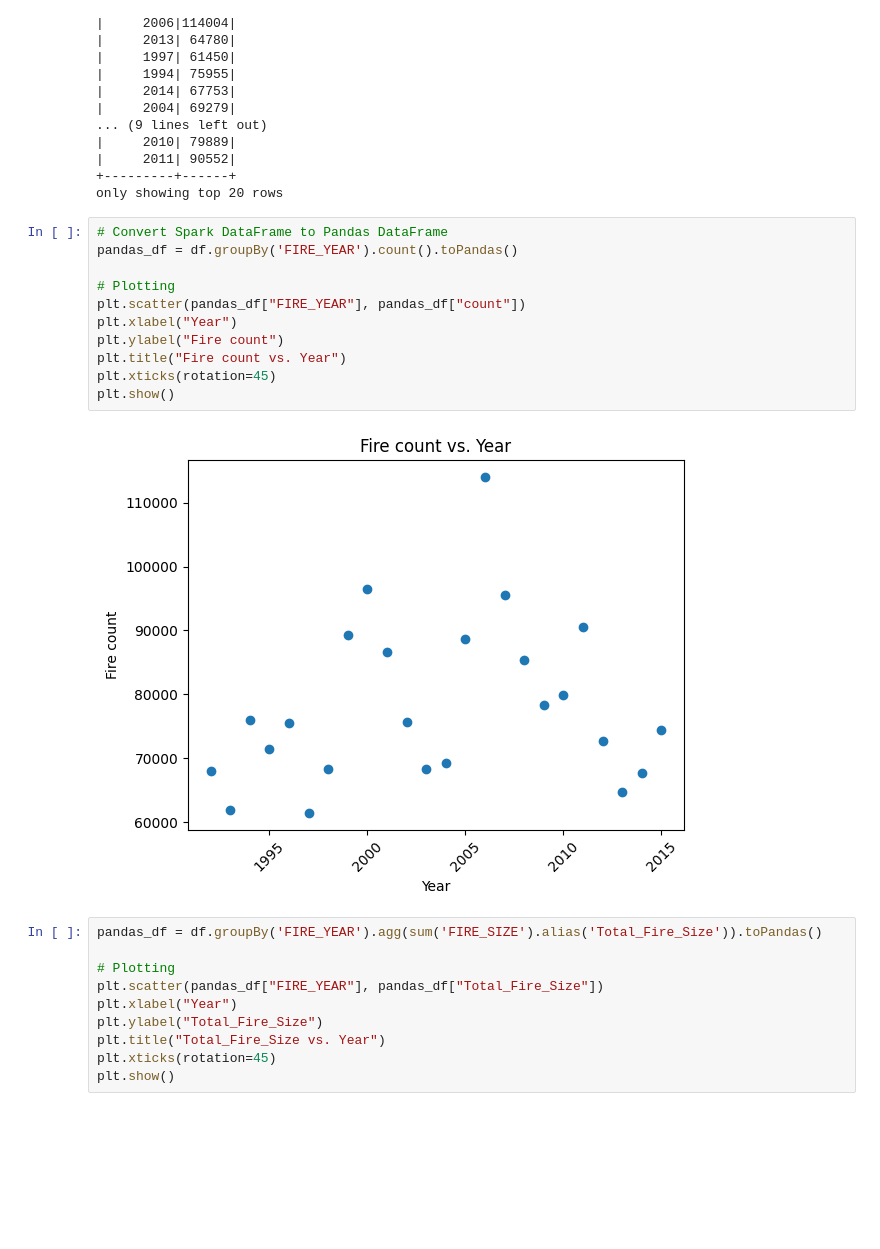
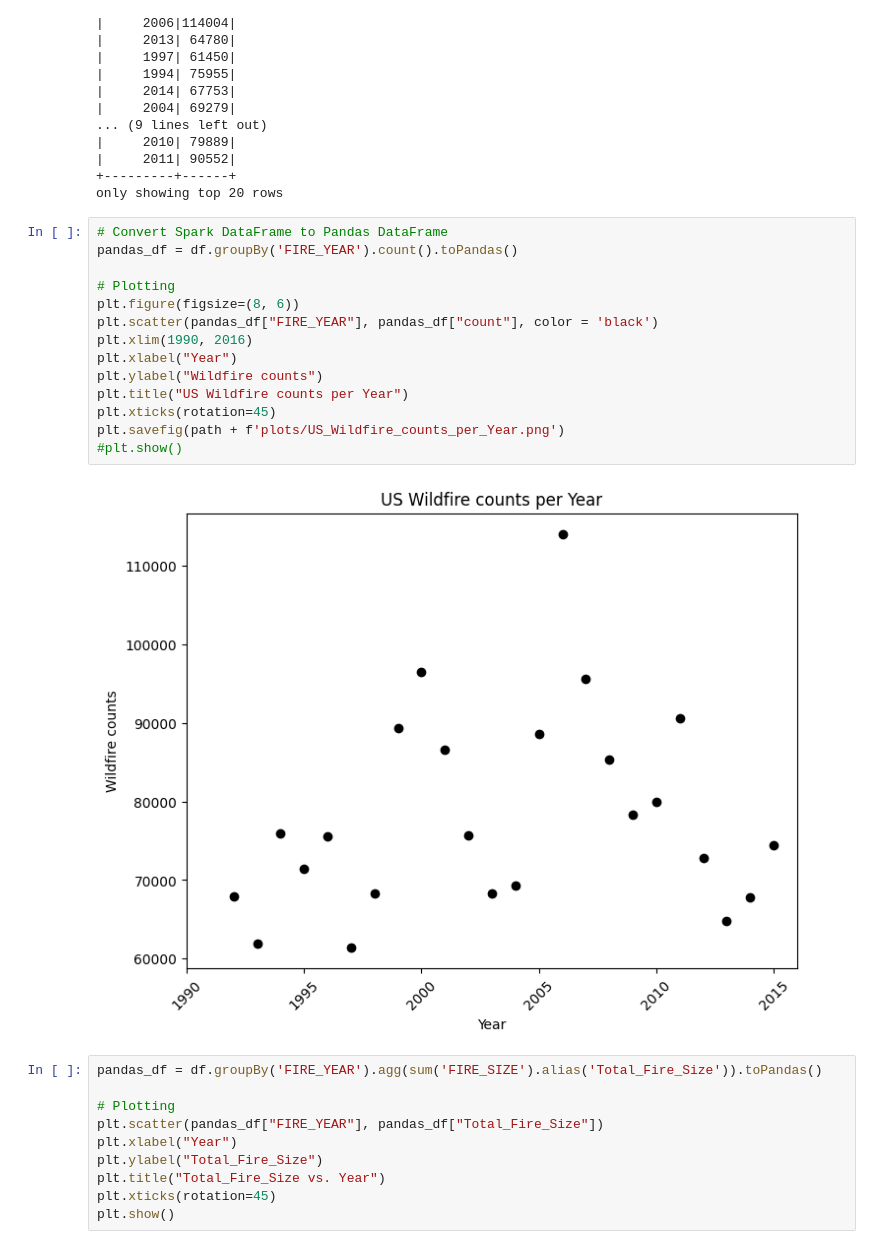
Before and after one commit to DanialArab/Geospatial_Data_Science, a Jupyter notebook: My GIS Projects/2. Exploratory Data Analysis on US Wildfires/EDA on 1.88 Million US Wildfires.ipynb, the cells around one changed output. Saved outputs shown, nothing was run; the diff lists cells and outputs as text; blank space fills up the shorter version.

Commit message:
Plot of US Wildfires per year added

```diff
--- a/My GIS Projects/2. Exploratory Data Analysis on US Wildfires/EDA on 1.88 Million US Wildfires.ipynb
+++ b/My GIS Projects/2. Exploratory Data Analysis on US Wildfires/EDA on 1.88 Million US Wildfires.ipynb
@@ -1224,16 +1207,19 @@ only showing top 20 rows
 # %%
 # Convert Spark DataFrame to Pandas DataFrame
 pandas_df = df.groupBy('FIRE_YEAR').count().toPandas()
 
 # Plotting
-plt.scatter(pandas_df["FIRE_YEAR"], pandas_df["count"])
+plt.figure(figsize=(8, 6))
+plt.scatter(pandas_df["FIRE_YEAR"], pandas_df["count"], color = 'black')
+plt.xlim(1990, 2016)
 plt.xlabel("Year")
-plt.ylabel("Fire count")
-plt.title("Fire count vs. Year")
+plt.ylabel("Wildfire counts")
+plt.title("US Wildfire counts per Year")
 plt.xticks(rotation=45)
-plt.show()
+plt.savefig(path + f'plots/US_Wildfire_counts_per_Year.png')
+#plt.show()
 # %% [output]
-[figure, old version]
+[figure, new version]
 # %%
 pandas_df = df.groupBy('FIRE_YEAR').agg(sum('FIRE_SIZE').alias('Total_Fire_Size')).toPandas()
 
```
Also changed, not shown: parts of 37 cells of this notebook, 1 other file.
